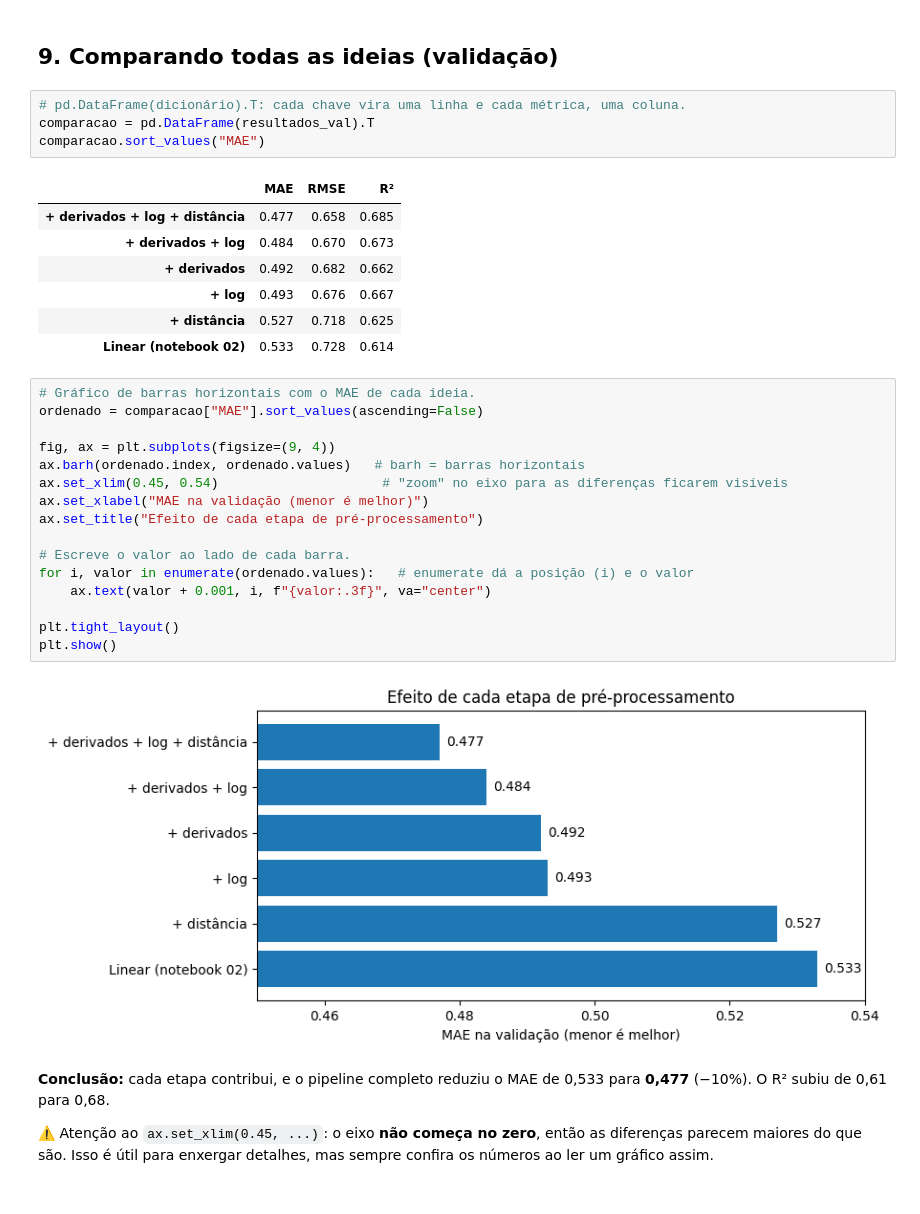
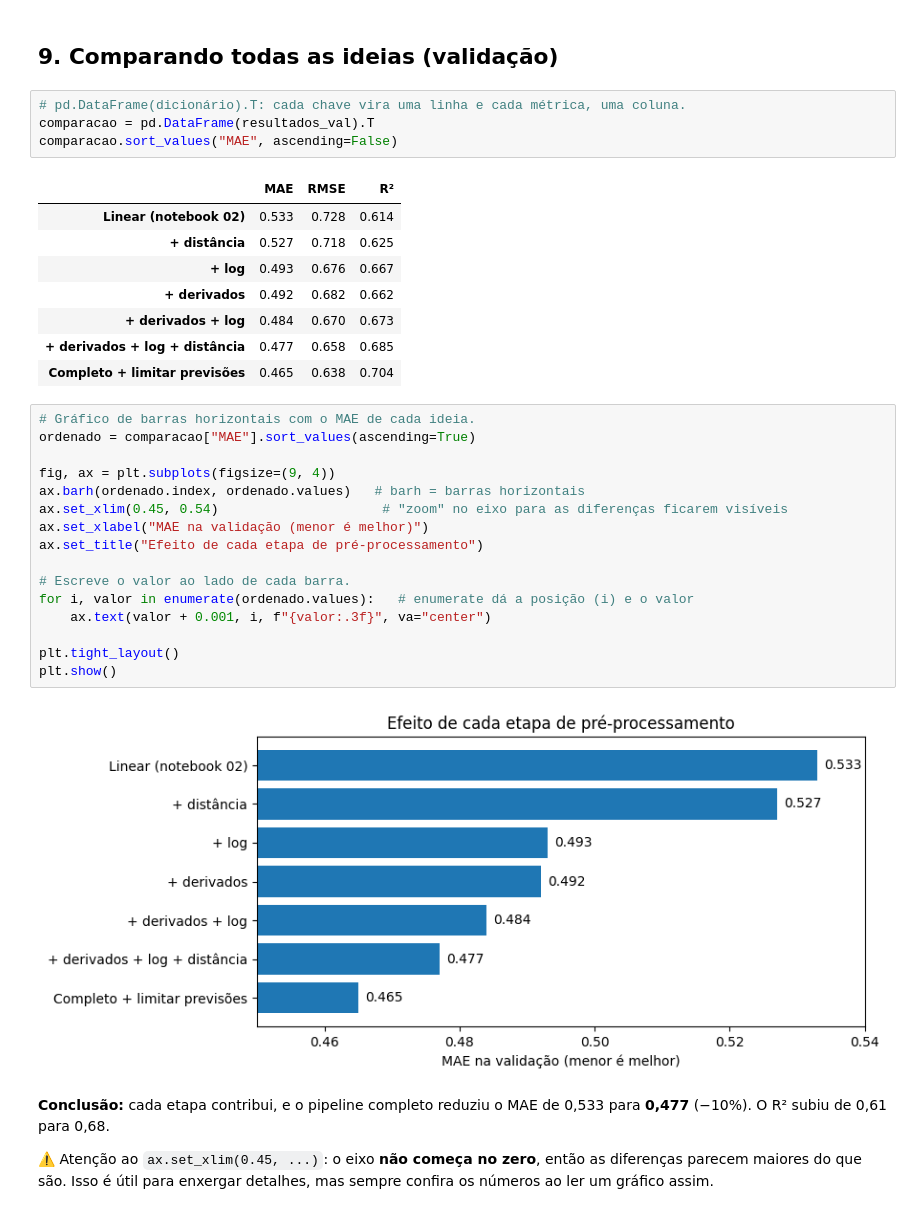
Before and after one commit to JoaoBLeite/ML-01-Introducao-regressao, a Jupyter notebook: 03_preprocessamento_e_pipeline.ipynb, the cells around one changed output. Drawn from its saved outputs; the diff is of its cells as text.

```diff
--- a/03_preprocessamento_e_pipeline.ipynb
+++ b/03_preprocessamento_e_pipeline.ipynb
@@ -442,33 +492,34 @@ Mesmo assim, o modelo linear continua limitado para relações geográficas. Os
 # %%
 # pd.DataFrame(dicionário).T: cada chave vira uma linha e cada métrica, uma coluna.
 comparacao = pd.DataFrame(resultados_val).T
-comparacao.sort_values("MAE")
+comparacao.sort_values("MAE", ascending=False)
 # %% [output]
 |  | MAE | RMSE | R² |
+| Linear (notebook 02) | 0.533 | 0.728 | 0.614 |
+| + distância | 0.527 | 0.718 | 0.625 |
+| + log | 0.493 | 0.676 | 0.667 |
+| + derivados | 0.492 | 0.682 | 0.662 |
+| + derivados + log | 0.484 | 0.670 | 0.673 |
 | + derivados + log + distância | 0.477 | 0.658 | 0.685 |
-| + derivados + log | 0.484 | 0.670 | 0.673 |
-| + derivados | 0.492 | 0.682 | 0.662 |
-| + log | 0.493 | 0.676 | 0.667 |
-| + distância | 0.527 | 0.718 | 0.625 |
-| Linear (notebook 02) | 0.533 | 0.728 | 0.614 |
+| Completo + limitar previsões | 0.465 | 0.638 | 0.704 |
 # %%
 # Gráfico de barras horizontais com o MAE de cada ideia.
-ordenado = comparacao["MAE"].sort_values(ascending=False)
+ordenado = comparacao["MAE"].sort_values(ascending=True)
 
 fig, ax = plt.subplots(figsize=(9, 4))
 ax.barh(ordenado.index, ordenado.values)   # barh = barras horizontais
 ax.set_xlim(0.45, 0.54)                     # "zoom" no eixo para as diferenças ficarem visíveis
 ax.set_xlabel("MAE na validação (menor é melhor)")
 ax.set_title("Efeito de cada etapa de pré-processamento")
 
 # Escreve o valor ao lado de cada barra.
 for i, valor in enumerate(ordenado.values):   # enumerate dá a posição (i) e o valor
     ax.text(valor + 0.001, i, f"{valor:.3f}", va="center")
 
 plt.tight_layout()
 plt.show()
 # %% [output]
-[figure, old version]
+[figure, new version]
 # %% [markdown]
 **Conclusão:** cada etapa contribui, e o pipeline completo reduziu o MAE de 0,533 para **0,477** (−10%). O R² subiu de 0,61 para 0,68.
 
```
Also changed, not shown: parts of 7 cells of this notebook.
